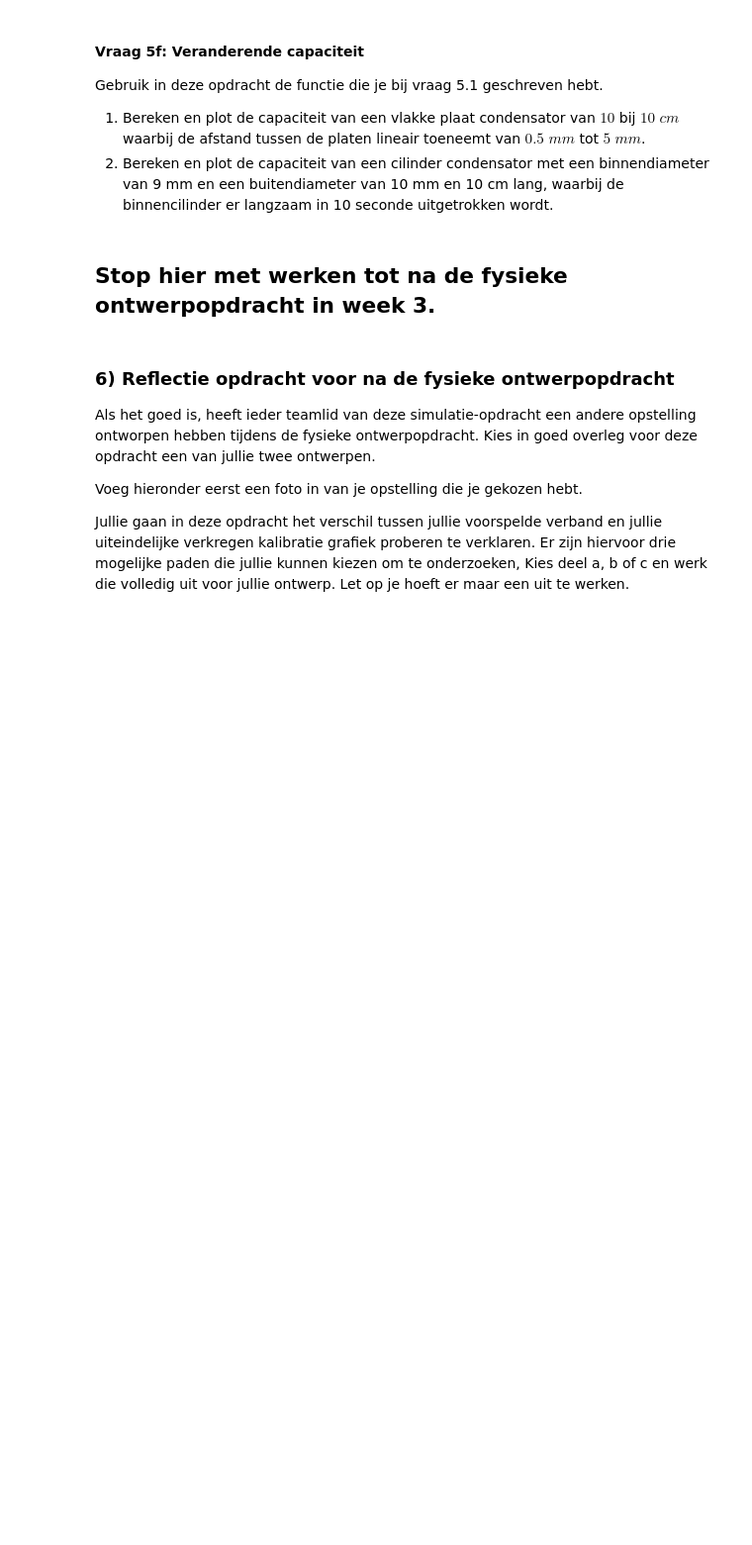
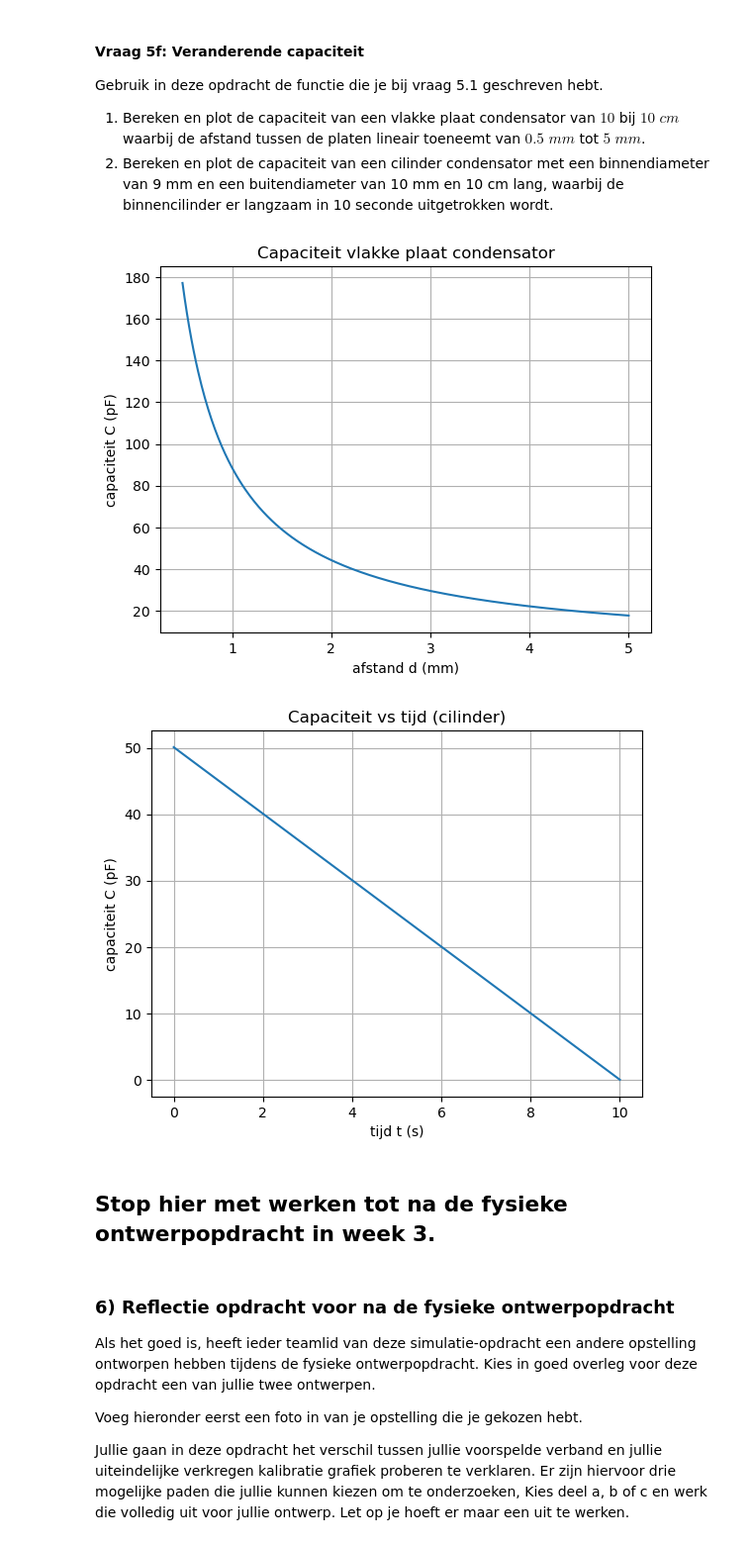
Before and after one commit to ErikvdBerkmortel/DEF-repository, a Jupyter notebook: DigitaleOntwerpopdrachten/1CondensatorOpdracht/CondensatorOntwerpopdracht.ipynb, the cells around one changed output. Shown at 99% size. Drawn from its saved outputs; the diff is of its cells as text; code cells hidden in the pictures; blank space fills up the shorter version.

```diff
--- a/DigitaleOntwerpopdrachten/1CondensatorOpdracht/CondensatorOntwerpopdracht.ipynb
+++ b/DigitaleOntwerpopdrachten/1CondensatorOpdracht/CondensatorOntwerpopdracht.ipynb
@@ -928,7 +973,52 @@ Gebruik in deze opdracht de functie die je bij vraag 5.1 geschreven hebt.
 # %%
 ###
 ###Jouw code hier###
 ###
+
+
+import numpy as np
+import matplotlib.pyplot as plt
+
+epsilon_lucht = 8.86e-12  # F/m
+
+A = 0.01  # m²
+
+d = np.linspace(0.5e-3, 5e-3, 400)
+
+C_vlakkeplaat = vlakkeplaat(epsilon_lucht, A, d)
+
+plt.figure()
+plt.plot(d*1000, C_vlakkeplaat * 1e12)
+plt.xlabel("afstand d (mm)")
+plt.ylabel("capaciteit C (pF)")
+plt.title("Capaciteit vlakke plaat condensator")
+plt.grid(True)
+plt.show()
+
+
+r_bin = 9e-3 / 2
+r_buit = 10e-3 / 2
+midden = r_buit - r_bin
+L0 = 0.10  #m
+
+t = np.linspace(0, 10, 400)
+
+# overlap lengte neemt lineair af
+L = L0 * (1 - t/10)
+
+C_cyl = cilinder(epsilon_lucht, r_bin, L, midden)
+
+
+plt.figure()
+plt.plot(t, C_cyl * 1e12)
+plt.xlabel("tijd t (s)")
+plt.ylabel("capaciteit C (pF)")
+plt.title("Capaciteit vs tijd (cilinder)")
+plt.grid(True)
+plt.show()
+# %% [output]
+[figure, added]
+[figure, added]
 # %% [markdown]
 ## Stop hier met werken tot na de fysieke ontwerpopdracht in week 3.
 # %% [markdown]
```
Also changed, not shown: parts of 11 cells of this notebook.
